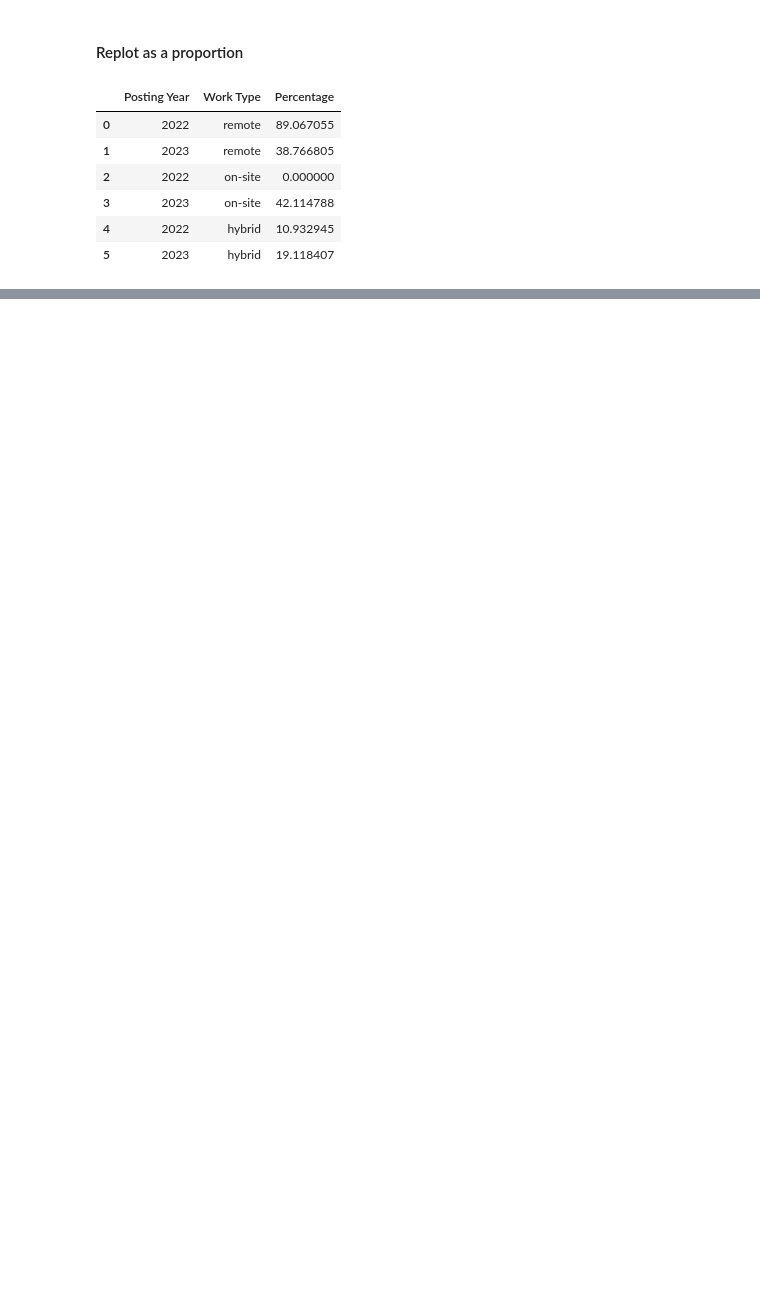
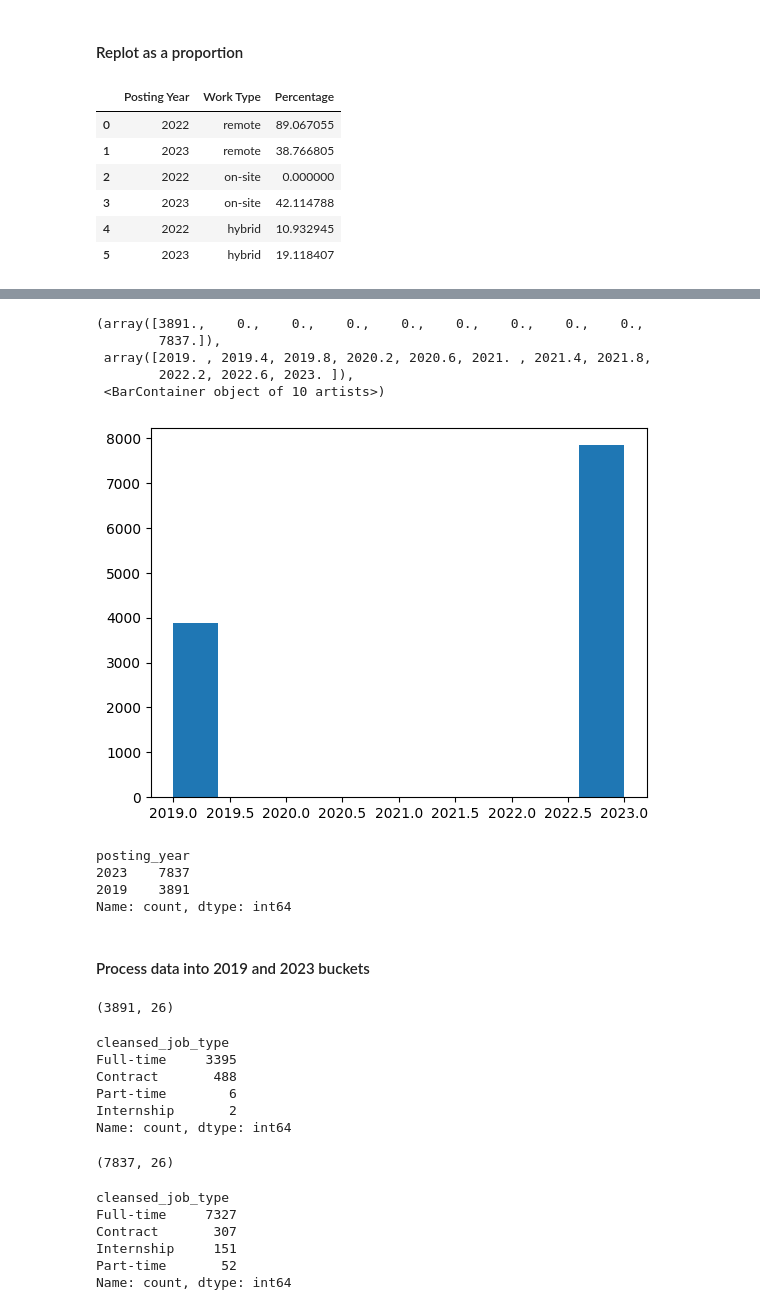
Before and after one commit to devinsuy/DataScience-Jobs-Viz, a Jupyter notebook: notebooks/python/Data Science Jobs Data/EDA_Time_Series.ipynb, the cells around one changed output, grey strips where cells are left out. Saved outputs shown, nothing was run; the diff lists cells and outputs as text; code cells hidden in the pictures; blank space fills up the shorter version.

```diff
--- a/notebooks/python/Data Science Jobs Data/EDA_Time_Series.ipynb
+++ b/notebooks/python/Data Science Jobs Data/EDA_Time_Series.ipynb
@@ -515,0 +557,48 @@ combined_stacked_work_type_fig
+# %%
+plt.hist(df_job_type['posting_year'])
+# %% [output]
+(array([3891.,    0.,    0.,    0.,    0.,    0.,    0.,    0.,    0.,
+        7837.]),
+ array([2019. , 2019.4, 2019.8, 2020.2, 2020.6, 2021. , 2021.4, 2021.8,
+        2022.2, 2022.6, 2023. ]),
+ <BarContainer object of 10 artists>)
+[figure, added]
+# %%
+df_job_type['posting_year'].value_counts()
+# %% [output]
+posting_year
+2023    7837
+2019    3891
+Name: count, dtype: int64
+# %% [markdown]
+#### Process data into 2019 and 2023 buckets
+# %%
+df_job_type_2019 = df_job_type[df_job_type['posting_year'] == 2019]
+df_job_type_2019.shape
+# %% [output]
+(3891, 26)
+# %%
+df_job_type_2019_counts = df_job_type_2019['cleansed_job_type'].value_counts()
+df_job_type_2019_counts
+# %% [output]
+cleansed_job_type
+Full-time     3395
+Contract       488
+Part-time        6
+Internship       2
+Name: count, dtype: int64
+# %%
+df_job_type_2023 = df_job_type[df_job_type['posting_year'] == 2023]
+df_job_type_2023.shape
+# %% [output]
+(7837, 26)
+# %%
+df_job_type_2023_counts = df_job_type_2023['cleansed_job_type'].value_counts()
+df_job_type_2023_counts
+# %% [output]
+cleansed_job_type
+Full-time     7327
+Contract       307
+Internship     151
+Part-time       52
+Name: count, dtype: int64
```
Also changed, not shown: parts of 19 cells of this notebook, 1 other file.
